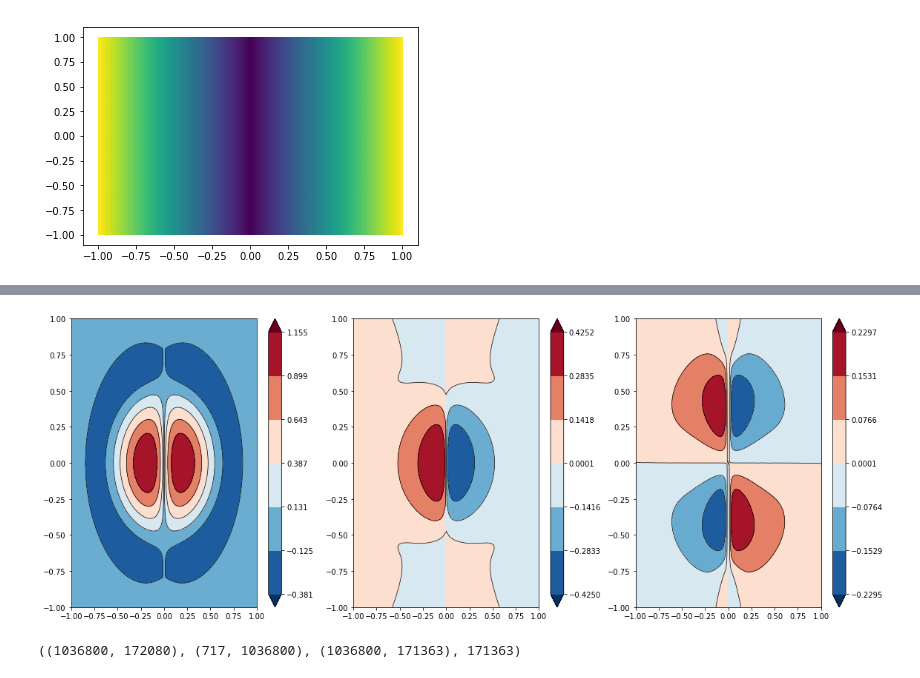
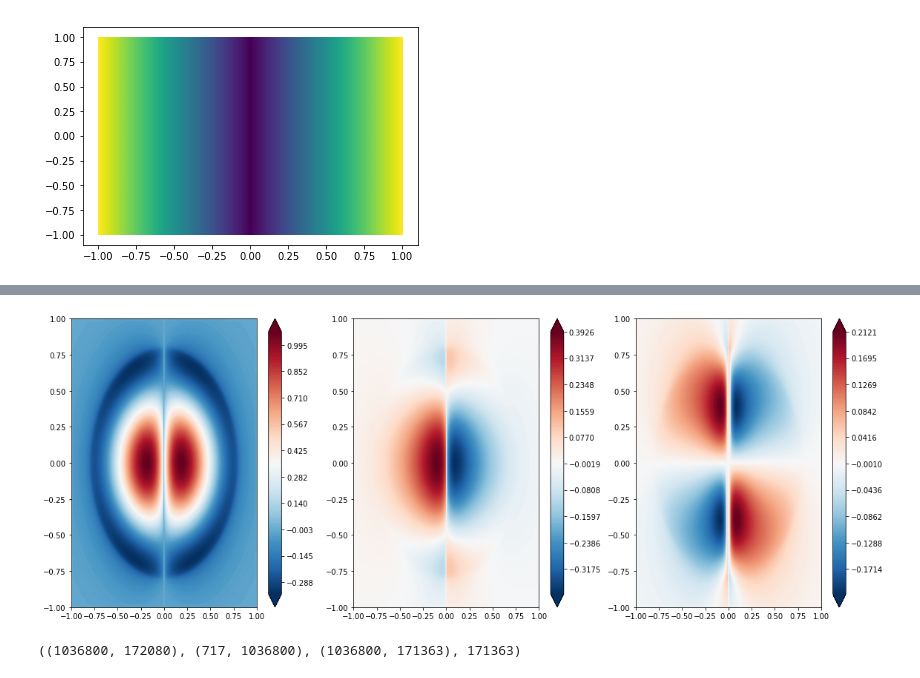
Before and after one commit to tbenthompson/tectosaur, a Jupyter notebook: examples/fault_traction_two_cs.ipynb, the cells around one changed output, grey strips where cells are left out. Drawn from its saved outputs; the diff is of its cells as text; code cells hidden in the pictures.

```diff
--- a/examples/fault_traction_two_cs.ipynb
+++ b/examples/fault_traction_two_cs.ipynb
@@ -68,7 +68,7 @@ edge_dofs = tct.free_edge_dofs(src_mesh[1], tct.find_free_edges(src_mesh[1]))
 
 obs_pts = dof_pts.reshape((-1,3))[edge_dofs]
 obs_ns = ns[edge_dofs]
-interior_op = tct.InteriorOp(obs_pts.copy(), obs_ns.copy(), src_mesh, 'elasticH3', 4.0, 10, 6, 6, [1.0, 0.25], np.float32)
+interior_op = tct.InteriorOp(obs_pts.copy(), obs_ns.copy(), src_mesh, 'elasticH3', 4.0, 11, 7, 7, [1.0, 0.25], np.float32)
 
 trac_edges = -interior_op.dot(slip.flatten())
 
@@ -120,7 +164,7 @@ full_rhs = np.concatenate((rhs, cmT2_rhs - cmT2.dot(c_rhs)))
 # full_lhs.shape, full_rhs.shape, cmT.shape, cmU.shape, cmT2.shape, constrained_traction_mass_op.shape
 
 #soln = cg(constrained_traction_mass_op, rhs)
-soln = lsqr(full_lhs, full_rhs)
+soln = scipy.sparse.linalg.lsmr(full_lhs, full_rhs, show = True, atol = 1e-8)
 out = cmT.dot(soln[0]) + c_rhs
 
 pts = src_mesh[0][src_mesh[1]].reshape((-1,3))
@@ -146,7 +210,7 @@ def plotter(fields):
     for f in fields:
         minf = np.min(f)
         maxf = np.max(f)
-        levels.append(np.linspace(minf - 1e-12, maxf + 1e-12, 7))
+        levels.append(np.linspace(minf - 1e-12, maxf + 1e-12, 200))
     #levels[2] = np.linspace(-0.15, 0.15, 11)
     # levels = [
     #     np.linspace(-0.1, 0.6, 21),
@@ -171,34 +235,34 @@ def plotter(fields):
             cntf = plt.tricontourf(
                 reduced_m[0][:,0], reduced_m[0][:,2], reduced_m[1], soln_vals,
                 cmap = cmap, linewidth = 0.5, levels = levels[d], extend = 'both'
             )
             if levels[d].shape[0] < 25:
                 plt.tricontour(
                     reduced_m[0][:,0], reduced_m[0][:,2], reduced_m[1], soln_vals,
                     linestyles = 'solid', colors='k', linewidths = 0.7, levels = levels[d]
                 )
         plt.colorbar(cntf)
         plt.tight_layout()
     plt.show()
 
 zvec = np.cross(ns, [0,1,0])
 xvec = np.cross(zvec, ns)
 
 normal_trac = np.sum(out.reshape((-1,3)) * ns, axis = 1).reshape((-1,3))
 horizontal_shear = np.sum(out.reshape((-1,3)) * xvec, axis = 1).reshape((-1,3))
 vertical_shear = np.sum(out.reshape((-1,3)) * zvec, axis = 1).reshape((-1,3))
 
 # plotter([
 #     horizontal_shear,
 #     normal_trac,
 #     vertical_shear
 # ])
 plotter([
     out.reshape((-1,3,3))[:,:,d]
     for d in range(3)
 ])
 # %% [output]
-[figure, old version]
+[figure, new version]
 # %%
 cmT.shape, cmT2.shape, cmU.shape, cmT.shape[1] - cmT2.shape[0]
 # %% [output]
```
Also changed, not shown: parts of 4 cells of this notebook, 1 other file.
